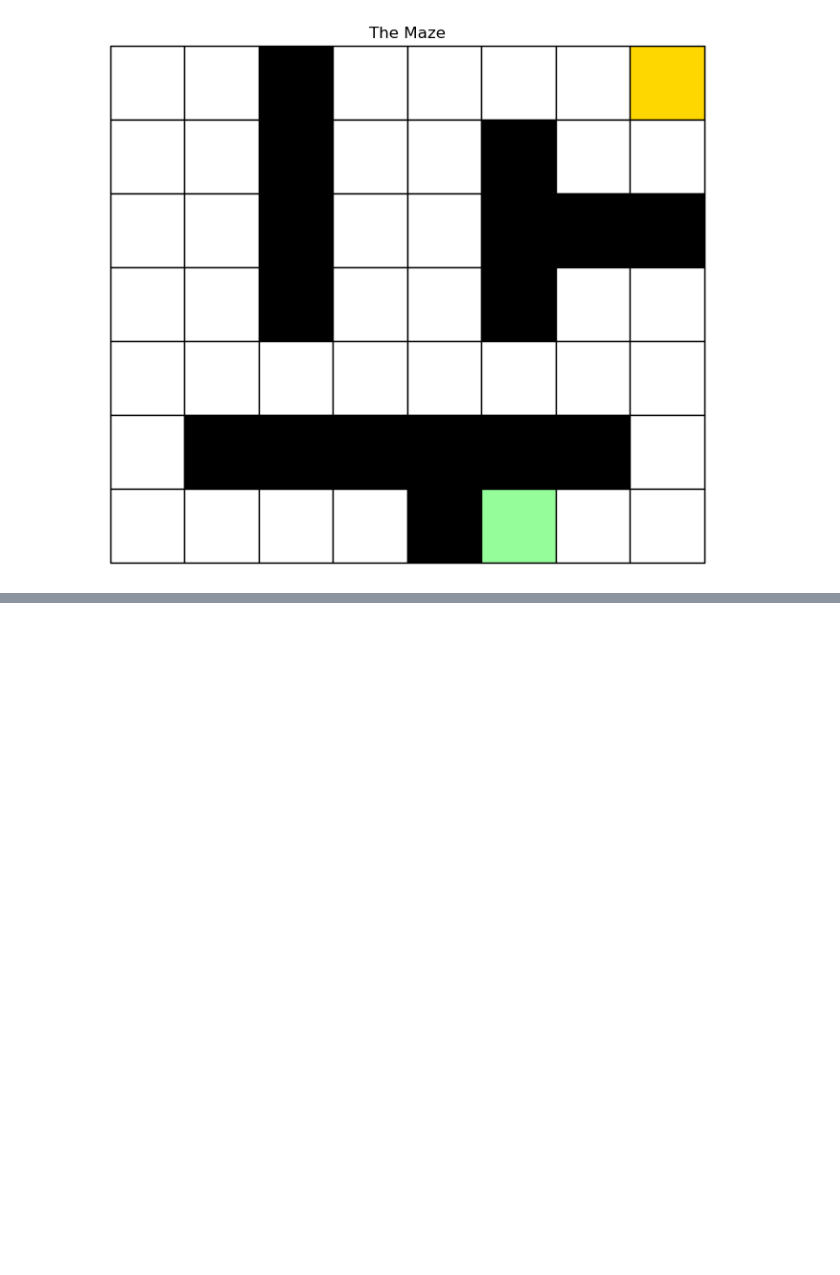
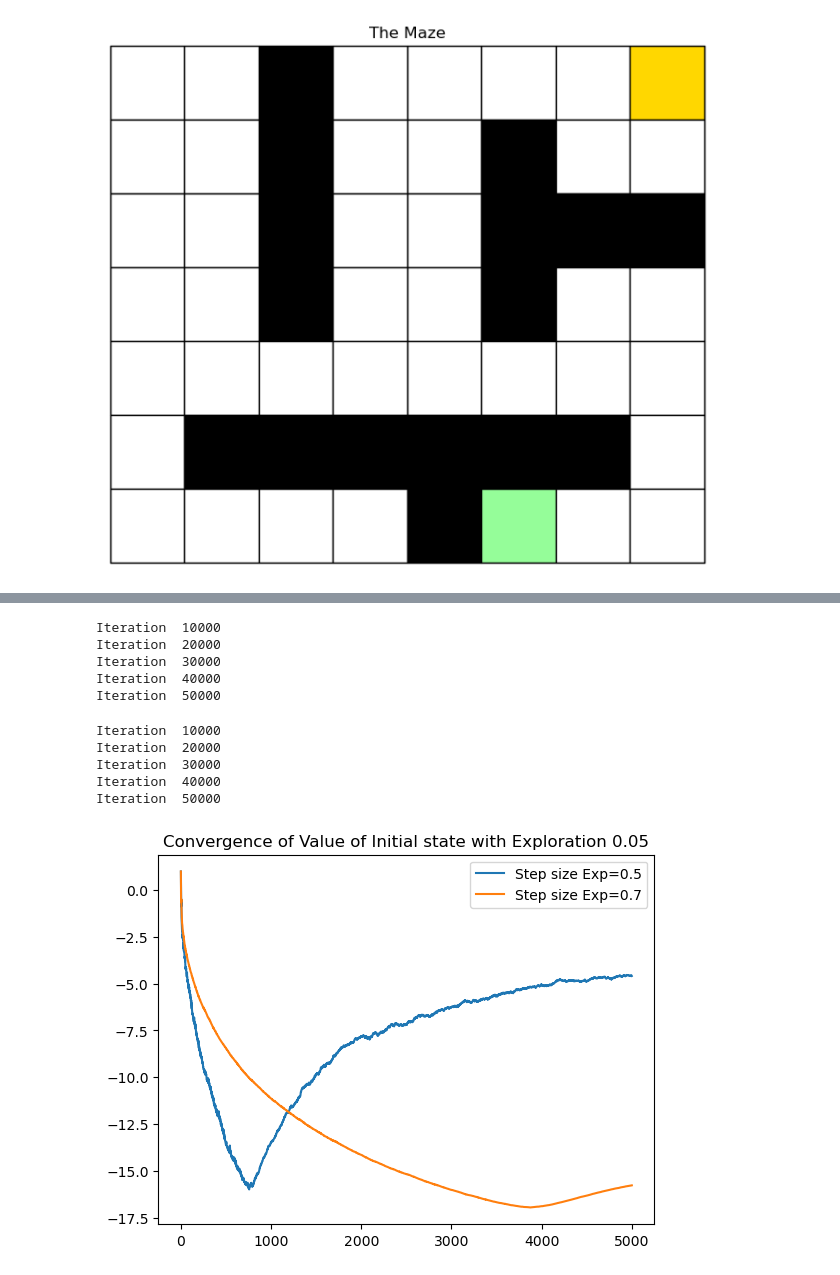
Before and after one commit to KevinArmbruster/ReinforcementLearning, a Jupyter notebook: lab1/problem1/problem_1_bonus.ipynb, the cells around one changed output, grey strips where cells are left out. Drawn from its saved outputs; the diff is of its cells as text; code cells hidden in the pictures; blank space fills up the shorter version.

```diff
--- a/lab1/problem1/problem_1_bonus.ipynb
+++ b/lab1/problem1/problem_1_bonus.ipynb
@@ -51,0 +67,28 @@ display(pd.DataFrame(Q))
+# %%
+expo1 = 0.5
+expo2 = 0.7
+expl = 0.05
+# %%
+Q, N, policy_QL, V_initial_state3 = env.q_learning(number_episodes=50000, step_size_exponent=expo1, exploration_prob=expl)
+# %% [output]
+Iteration  10000
+Iteration  20000
+Iteration  30000
+Iteration  40000
+Iteration  50000
+# %%
+Q, N, policy_QL, V_initial_state4 = env.q_learning(number_episodes=50000, step_size_exponent=expo2, exploration_prob=expl)
+# %% [output]
+Iteration  10000
+Iteration  20000
+Iteration  30000
+Iteration  40000
+Iteration  50000
+# %%
+plt.plot(range(len(V_initial_state3[::10])), V_initial_state3[::10], label=f"Step size Exp={expo1}")
+plt.plot(range(len(V_initial_state4[::10])), V_initial_state4[::10], label=f"Step size Exp={expo2}")
+plt.title(f"Convergence of Value of Initial state with Exploration {expl}")
+plt.legend()
+plt.show()
+# %% [output]
+[figure, added]
```
Also changed, not shown: parts of 22 cells of this notebook, 12 other files.
